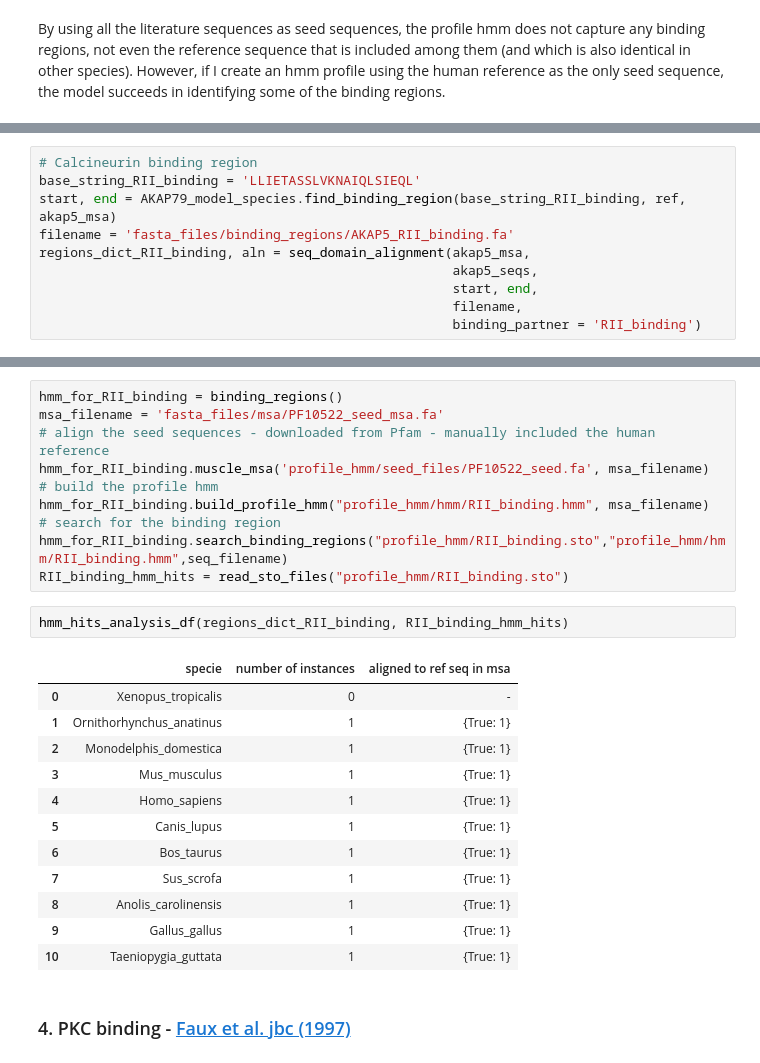
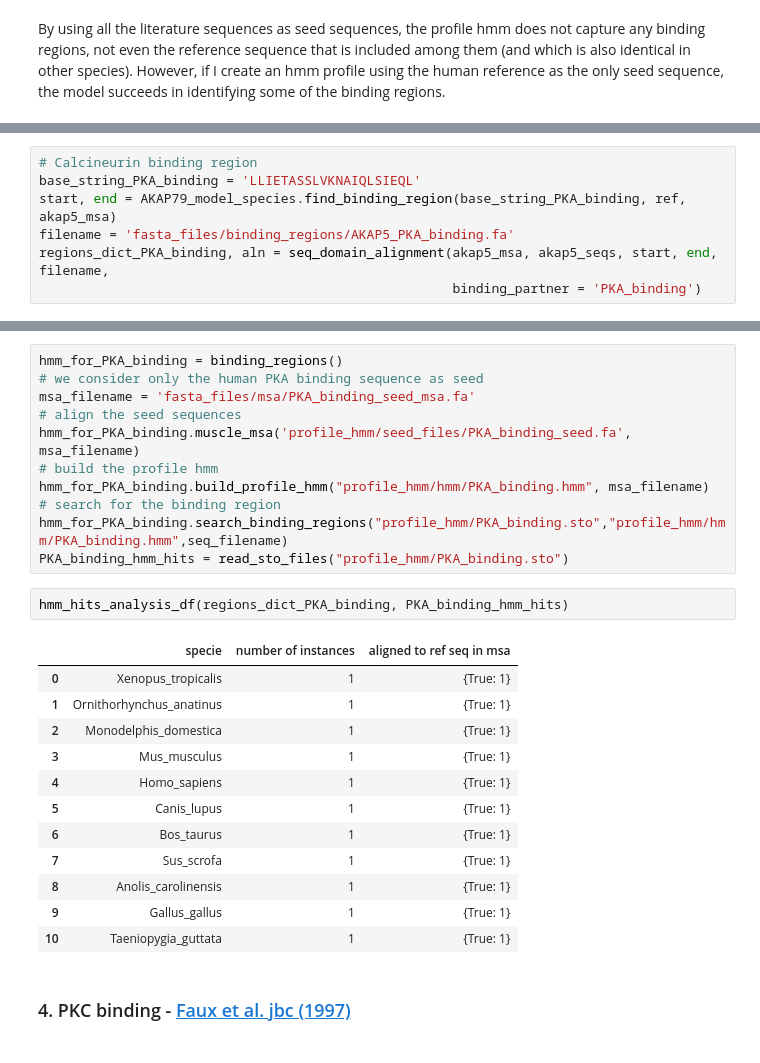
Before and after one commit to msarrias/akaps-evolutionary-study, a Jupyter notebook: 02-akap5_other_binding_regions_analysis.ipynb, the cells around one changed output, grey strips where cells are left out. Cells and saved outputs as stored; diff of their text form.

Commit message:
corrected PKA binding - not mediated by R_II_binding_1

```diff
--- a/02-akap5_other_binding_regions_analysis.ipynb
+++ b/02-akap5_other_binding_regions_analysis.ipynb
@@ -82,10 +80,7 @@ By using all the literature sequences as seed sequences, the profile hmm does no
 # %%
 # Calcineurin binding region
-base_string_RII_binding = 'LLIETASSLVKNAIQLSIEQL'
-start, end = AKAP79_model_species.find_binding_region(base_string_RII_binding, ref, akap5_msa)
-filename = 'fasta_files/binding_regions/AKAP5_RII_binding.fa'
-regions_dict_RII_binding, aln = seq_domain_alignment(akap5_msa,
-                                                     akap5_seqs,
-                                                     start, end,
-                                                     filename,
-                                                     binding_partner = 'RII_binding')
+base_string_PKA_binding = 'LLIETASSLVKNAIQLSIEQL'
+start, end = AKAP79_model_species.find_binding_region(base_string_PKA_binding, ref, akap5_msa)
+filename = 'fasta_files/binding_regions/AKAP5_PKA_binding.fa'
+regions_dict_PKA_binding, aln = seq_domain_alignment(akap5_msa, akap5_seqs, start, end, filename,
+                                                     binding_partner = 'PKA_binding')
@@ -109,28 +102,29 @@ Taeniopygi LLIETASSLVKAAIQSSIEQL
 # %%
-hmm_for_RII_binding = binding_regions()
-msa_filename = 'fasta_files/msa/PF10522_seed_msa.fa'
-# align the seed sequences - downloaded from Pfam - manually included the human reference
-hmm_for_RII_binding.muscle_msa('profile_hmm/seed_files/PF10522_seed.fa', msa_filename)
+hmm_for_PKA_binding = binding_regions()
+# we consider only the human PKA binding sequence as seed
+msa_filename = 'fasta_files/msa/PKA_binding_seed_msa.fa'
+# align the seed sequences
+hmm_for_PKA_binding.muscle_msa('profile_hmm/seed_files/PKA_binding_seed.fa', msa_filename)
 # build the profile hmm
-hmm_for_RII_binding.build_profile_hmm("profile_hmm/hmm/RII_binding.hmm", msa_filename)
+hmm_for_PKA_binding.build_profile_hmm("profile_hmm/hmm/PKA_binding.hmm", msa_filename)
 # search for the binding region
-hmm_for_RII_binding.search_binding_regions("profile_hmm/RII_binding.sto","profile_hmm/hmm/RII_binding.hmm",seq_filename)
-RII_binding_hmm_hits = read_sto_files("profile_hmm/RII_binding.sto")
+hmm_for_PKA_binding.search_binding_regions("profile_hmm/PKA_binding.sto","profile_hmm/hmm/PKA_binding.hmm",seq_filename)
+PKA_binding_hmm_hits = read_sto_files("profile_hmm/PKA_binding.sto")
-# %%
-hmm_hits_analysis_df(regions_dict_RII_binding, RII_binding_hmm_hits)
-# %% [output]
-|  | specie | number of instances | aligned to ref seq in msa |
-| 0 | Xenopus_tropicalis | 0 | - |
-| 1 | Ornithorhynchus_anatinus | 1 | {True: 1} |
-| 2 | Monodelphis_domestica | 1 | {True: 1} |
-| 3 | Mus_musculus | 1 | {True: 1} |
-| 4 | Homo_sapiens | 1 | {True: 1} |
-| 5 | Canis_lupus | 1 | {True: 1} |
-| 6 | Bos_taurus | 1 | {True: 1} |
-| 7 | Sus_scrofa | 1 | {True: 1} |
-| 8 | Anolis_carolinensis | 1 | {True: 1} |
-| 9 | Gallus_gallus | 1 | {True: 1} |
-| 10 | Taeniopygia_guttata | 1 | {True: 1} |
+# %%
+hmm_hits_analysis_df(regions_dict_PKA_binding, PKA_binding_hmm_hits)
+# %% [output]
+|  | specie | number of instances | aligned to ref seq in msa |
+| 0 | Xenopus_tropicalis | 1 | {True: 1} |
+| 1 | Ornithorhynchus_anatinus | 1 | {True: 1} |
+| 2 | Monodelphis_domestica | 1 | {True: 1} |
+| 3 | Mus_musculus | 1 | {True: 1} |
+| 4 | Homo_sapiens | 1 | {True: 1} |
+| 5 | Canis_lupus | 1 | {True: 1} |
+| 6 | Bos_taurus | 1 | {True: 1} |
+| 7 | Sus_scrofa | 1 | {True: 1} |
+| 8 | Anolis_carolinensis | 1 | {True: 1} |
+| 9 | Gallus_gallus | 1 | {True: 1} |
+| 10 | Taeniopygia_guttata | 1 | {True: 1} |
 # %% [markdown]
 ### 4. PKC binding - [Faux et al. jbc (1997)](https://reader.elsevier.com/reader/sd/pii/S0021925818393281?token=41EEC70C8926EE5A9CD0F774A8DB46B41F4C8DD5470424CC4351BE2FFFE89CE95151AA97ACAC6FC2259E36778809C633&originRegion=us-east-1&originCreation=20220721161621)
 # %%
```
Also changed, not shown: parts of 14 cells of this notebook, 1 other file.
